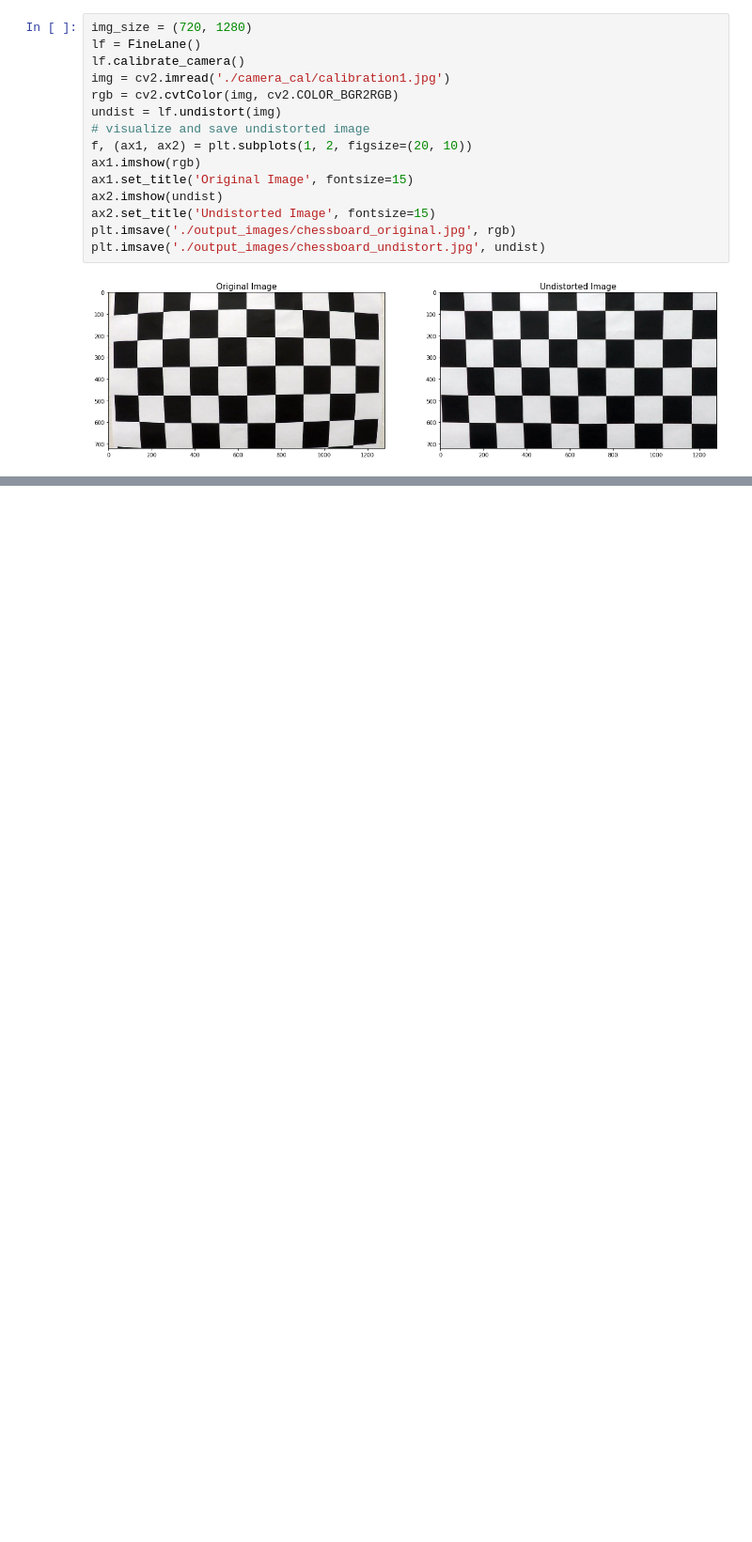
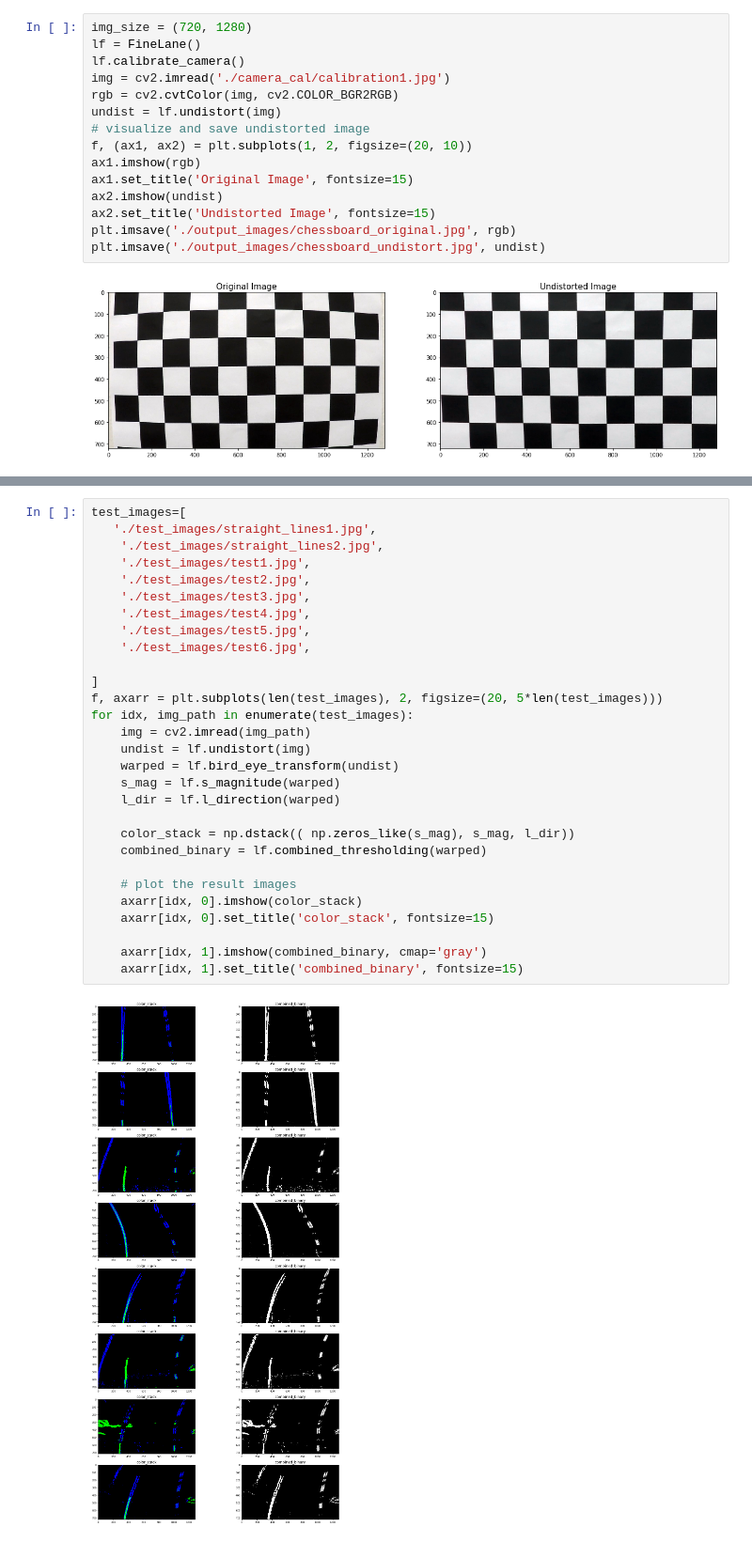
Before and after one commit to chunhsienho/Self-Driving-CarND-Advanced-Lane-Lines, a Jupyter notebook: P4.ipynb, the cells around one changed output, grey strips where cells are left out. Shown at 94% size. Saved outputs shown, nothing was run; the diff lists cells and outputs as text; blank space fills up the shorter version.

```diff
--- a/P4.ipynb
+++ b/P4.ipynb
@@ -147,0 +176,31 @@ To change this limit, set the config variable
+# %%
+test_images=[
+   './test_images/straight_lines1.jpg',
+    './test_images/straight_lines2.jpg',
+    './test_images/test1.jpg',
+    './test_images/test2.jpg',
+    './test_images/test3.jpg',
+    './test_images/test4.jpg',
+    './test_images/test5.jpg',
+    './test_images/test6.jpg',
+
+]
+f, axarr = plt.subplots(len(test_images), 2, figsize=(20, 5*len(test_images)))
+for idx, img_path in enumerate(test_images):
+    img = cv2.imread(img_path)
+    undist = lf.undistort(img)
+    warped = lf.bird_eye_transform(undist)
+    s_mag = lf.s_magnitude(warped)
+    l_dir = lf.l_direction(warped)
+
+    color_stack = np.dstack(( np.zeros_like(s_mag), s_mag, l_dir))
+    combined_binary = lf.combined_thresholding(warped)
+
+    # plot the result images
+    axarr[idx, 0].imshow(color_stack)
+    axarr[idx, 0].set_title('color_stack', fontsize=15)
+
+    axarr[idx, 1].imshow(combined_binary, cmap='gray')
+    axarr[idx, 1].set_title('combined_binary', fontsize=15)
+# %% [output]
+[figure, added]
```
Also changed, not shown: parts of 2 cells of this notebook.
